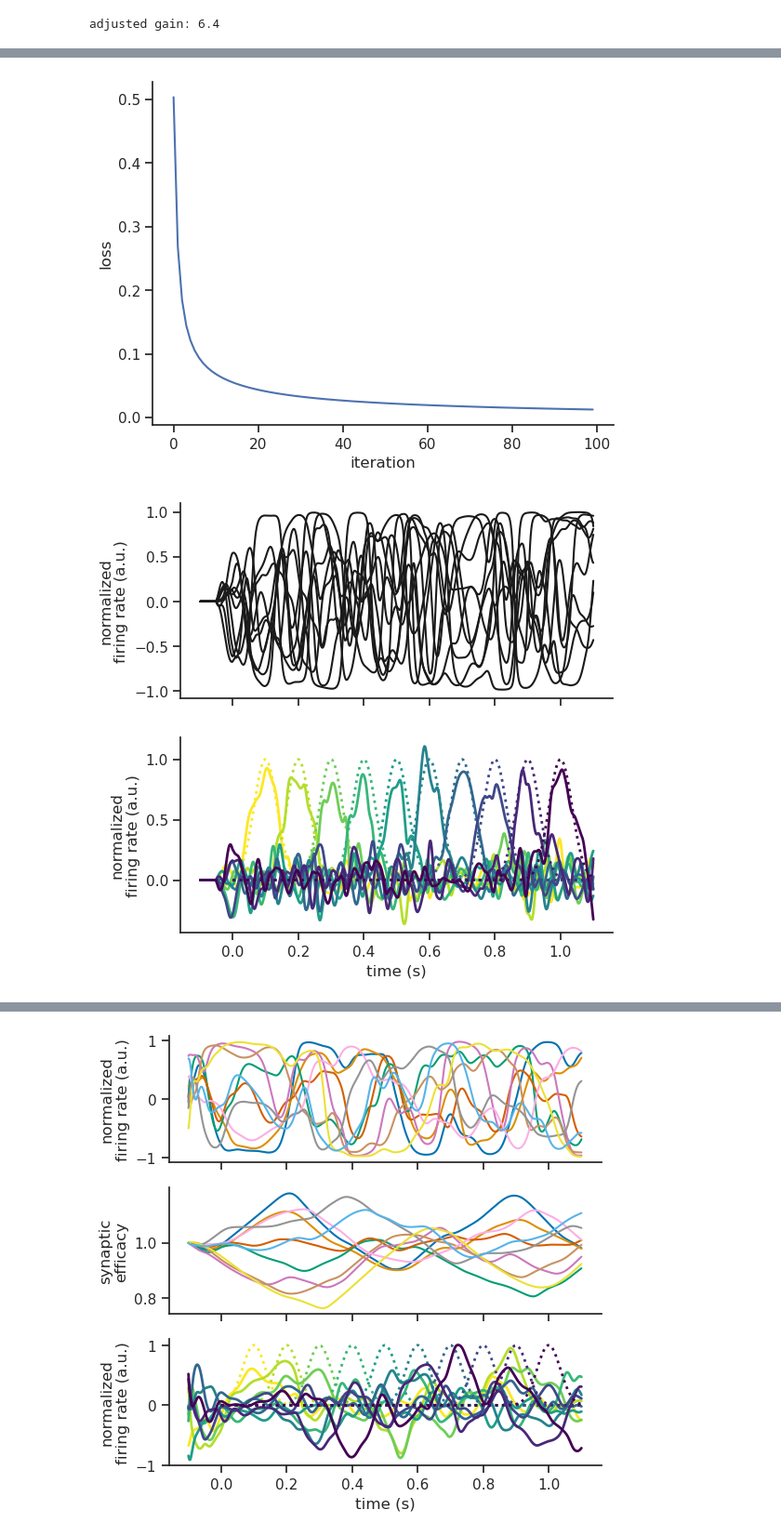
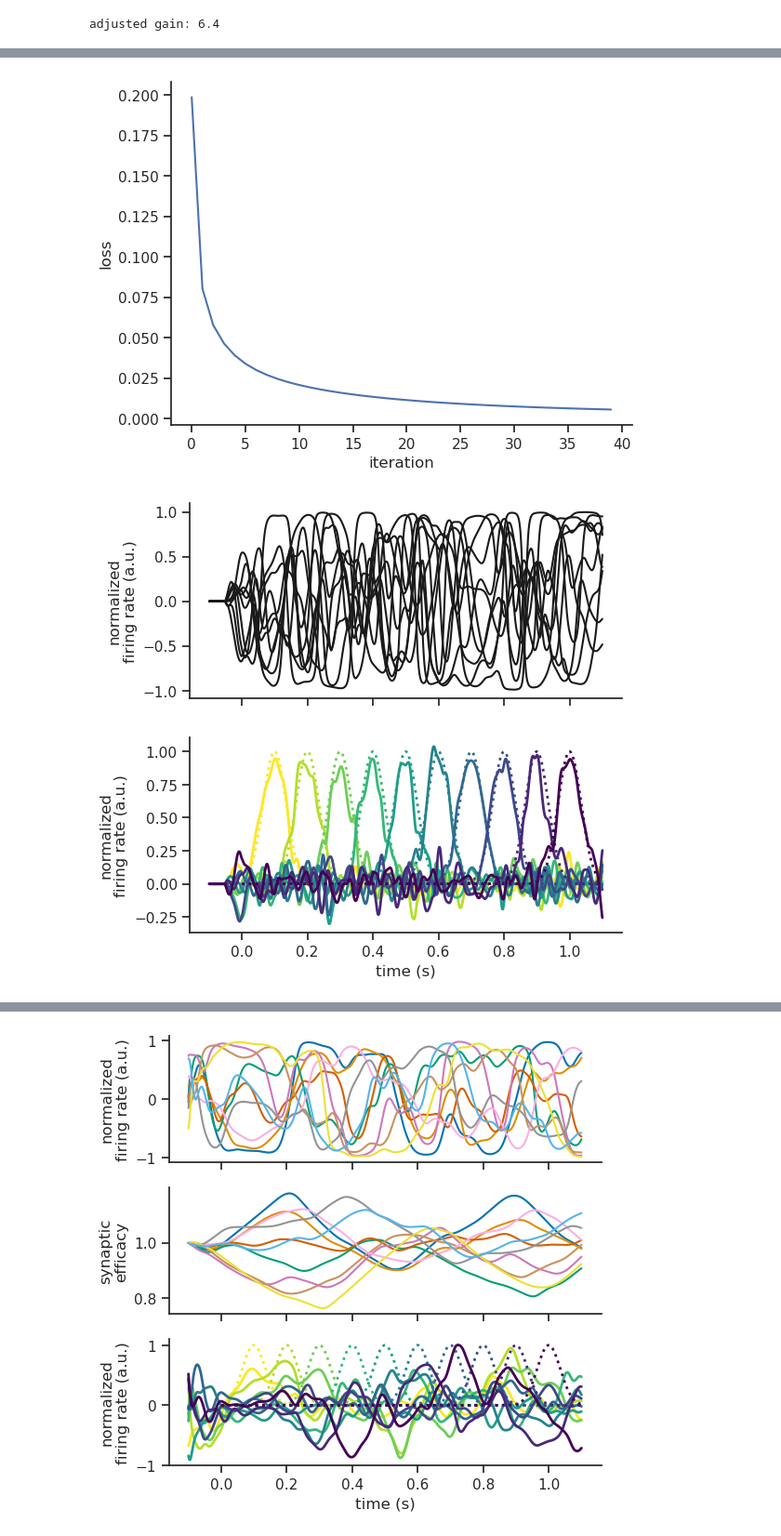
Before and after one commit to rythorpe/time_coding, a Jupyter notebook: aux_dev.ipynb, the cells around one changed output, grey strips where cells are left out. Shown at 93% size. Drawn from its saved outputs; the diff is of its cells as text; code cells hidden in the pictures.

Commit message:
force training now works with updated plots and features

```diff
--- a/aux_dev.ipynb
+++ b/aux_dev.ipynb
@@ -29,8 +29,8 @@ model = RNN(n_inputs=n_inputs, n_hidden=n_hidden,
 model.to(device)
 
 loss_fn = nn.MSELoss()
-# optimizer = torch.optim.SGD(model.parameters(), lr=1e-3)
-optimizer = torch.optim.SGD(model.parameters(), lr=1e-1)
+optimizer = torch.optim.SGD(model.parameters(), lr=1e-3)
+# optimizer = torch.optim.SGD(model.parameters(), lr=1e-1)
 
 # set parameters
 # simulation parameters
@@ -81,15 +81,15 @@ _, _ = test(inputs, targets, times, model, loss_fn, h_0, r_0, u_0, plot=True)
 #     _ = pre_train(inputs, times, model, h_0)
 
 # train model weights
-max_iter = 100
+max_iter = 40
 convergence_reached = False
 loss_per_iter = list()
 for iter_idx in range(max_iter):
     print(f"Iteration {iter_idx + 1}")
-    # loss, param_dist = train(inputs, targets, times, model, loss_fn,
-    #                          optimizer, h_0, r_0, u_0, presyn_idx=iter_idx)
-    loss, param_dist = train_simple(inputs, targets, times, model, loss_fn,
-                                    optimizer, h_0, r_0, u_0)
+    loss, param_dist = train(inputs, targets, times, model, loss_fn,
+                             optimizer, h_0, r_0, u_0, presyn_idx=iter_idx)
+    # loss, param_dist = train_simple(inputs, targets, times, model, loss_fn,
+    #                                 optimizer, h_0, r_0, u_0)
     loss_per_iter.append(loss)
     # if param_dist < 2e-4:
     #     convergence_reached = True
@@ -103,7 +103,7 @@ plt.figure()
 plt.plot(loss_per_iter)
 plt.xlabel('iteration')
 plt.ylabel('loss')
-# plt.savefig('/home/ryan/Desktop/training_loss.png')
+plt.savefig('/home/ryan/Desktop/training_loss_force.png')
 
 # investigate fitted model
 # plot model output after training
@@ -131,6 +131,6 @@ Test loss: 0.012513
 [figure]
-[figure, old version]
+[figure, new version]
-[figure, old version]
+[figure, new version]
 # %%
 from cycler import cycler
 from matplotlib.patches import Rectangle
```
Also changed, not shown: parts of 2 cells of this notebook, 1 other file.
